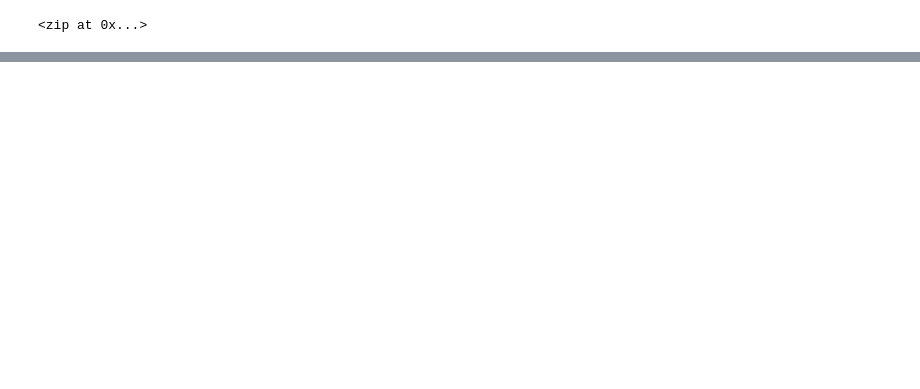
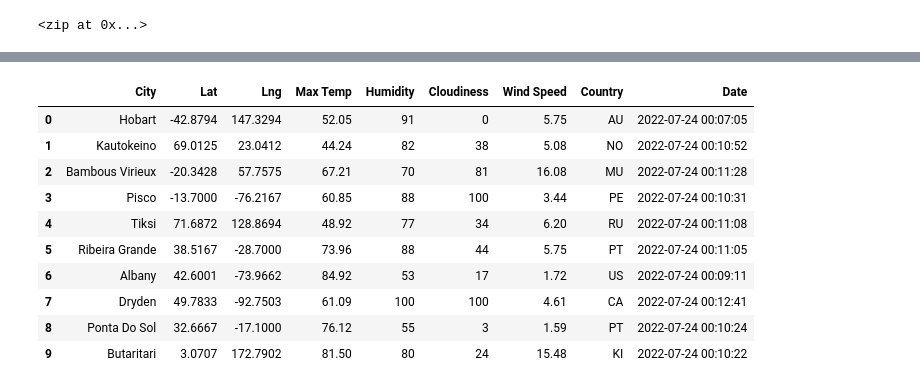
Before and after one commit to lilydarby8/World_Weather_Analysis, a Jupyter notebook: WeatherPy.ipynb, the cells around one changed output, grey strips where cells are left out. Drawn from its saved outputs; the diff is of its cells as text; code cells hidden in the pictures; blank space fills up the shorter version.

```diff
--- a/WeatherPy.ipynb
+++ b/WeatherPy.ipynb
@@ -5,18 +5,12 @@ import matplotlib.pyplot as plt
 import numpy as np
 # %%
 # Create a set of random latitude and longitude combinations.
-lats = np.random.uniform(low= 90.000, high=90.000, size=1500)
+lats = np.random.uniform(low=-90.000, high=90.000, size=1500)
 lngs = np.random.uniform(low=-180.000, high=180.000, size=1500)
 lat_lngs = zip(lats, lngs)
-
 lat_lngs
 # %% [output]
 <zip at 0x...>
-# %%
-# Create a practice set of random latitude and longitude combinations.
-lats = [25.12903645, 25.92017388, 26.62509167, -59.98969384, 37.30571269]
-lngs = [-67.59741259, 11.09532135, 74.84233102, -76.89176677, -61.13376282]
-lat_lngs = zip(lats, lngs)
 # %%
 # Add the latitudes and longitudes to a list.
 coordinates = list(lat_lngs)
@@ -49,0 +62,4 @@ len(cities)
+# %%
+# Starting URL for Weather Map API Call.
+url = "http://api.openweathermap.org/data/2.5/weather?units=Imperial&APPID=" + weather_api_key
+print(url)
@@ -49,0 +153,16 @@ len(cities)
+# %%
+# Convert the array of dictionaries to a Pandas DataFrame.
+city_data_df = pd.DataFrame(city_data)
+city_data_df.head(10)
+# %% [output]
+|  | City | Lat | Lng | Max Temp | Humidity | Cloudiness | Wind Speed | Country | Date |
+| 0 | Hobart | -42.8794 | 147.3294 | 52.05 | 91 | 0 | 5.75 | AU | 2022-07-24 00:07:05 |
+| 1 | Kautokeino | 69.0125 | 23.0412 | 44.24 | 82 | 38 | 5.08 | NO | 2022-07-24 00:10:52 |
+| 2 | Bambous Virieux | -20.3428 | 57.7575 | 67.21 | 70 | 81 | 16.08 | MU | 2022-07-24 00:11:28 |
+| 3 | Pisco | -13.7000 | -76.2167 | 60.85 | 88 | 100 | 3.44 | PE | 2022-07-24 00:10:31 |
+| 4 | Tiksi | 71.6872 | 128.8694 | 48.92 | 77 | 34 | 6.20 | RU | 2022-07-24 00:11:08 |
+| 5 | Ribeira Grande | 38.5167 | -28.7000 | 73.96 | 88 | 44 | 5.75 | PT | 2022-07-24 00:11:05 |
+| 6 | Albany | 42.6001 | -73.9662 | 84.92 | 53 | 17 | 1.72 | US | 2022-07-24 00:09:11 |
+| 7 | Dryden | 49.7833 | -92.7503 | 61.09 | 100 | 100 | 4.61 | CA | 2022-07-24 00:12:41 |
+| 8 | Ponta Do Sol | 32.6667 | -17.1000 | 76.12 | 55 | 3 | 1.59 | PT | 2022-07-24 00:10:24 |
+| 9 | Butaritari | 3.0707 | 172.7902 | 81.50 | 80 | 24 | 15.48 | KI | 2022-07-24 00:10:22 |
```
Also changed, not shown: parts of 8 cells of this notebook.
